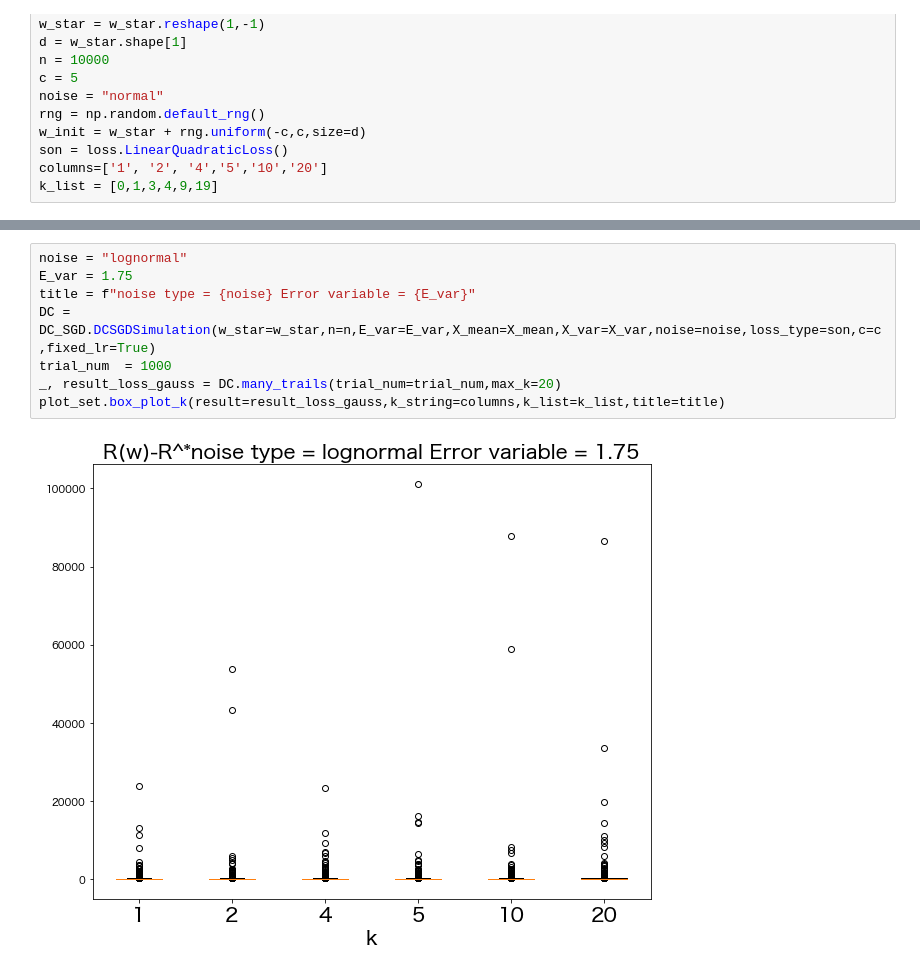
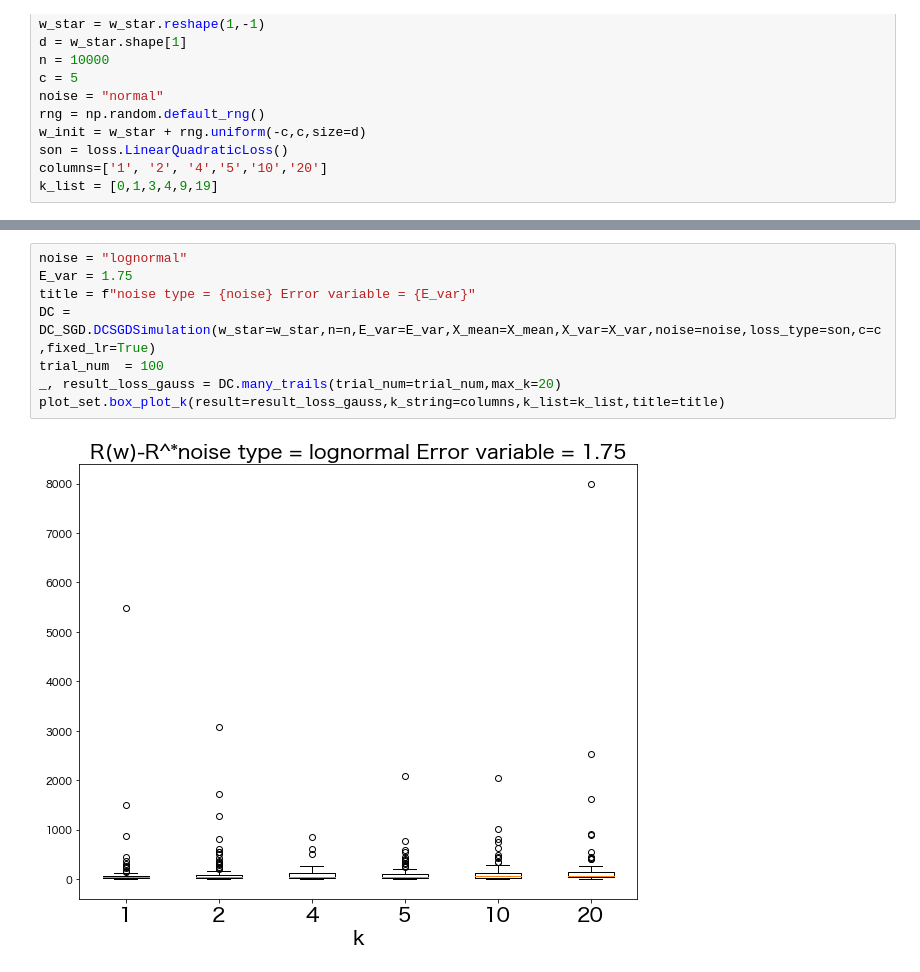
Before and after one commit to NaokiNakamichi/ML, a Jupyter notebook: GD/exp/simulation/DCSGD_Noise_0813.ipynb, the cells around one changed output, grey strips where cells are left out. Saved outputs shown, nothing was run; the diff lists cells and outputs as text.

```diff
--- a/GD/exp/simulation/DCSGD_Noise_0813.ipynb
+++ b/GD/exp/simulation/DCSGD_Noise_0813.ipynb
@@ -184,13 +184,13 @@ plot_set.transition(title=transition_title,result=transition_result, k_list=colu
 # %%
 noise = "lognormal"
 E_var = 1.75
 title = f"noise type = {noise} Error variable = {E_var}"
 DC = DC_SGD.DCSGDSimulation(w_star=w_star,n=n,E_var=E_var,X_mean=X_mean,X_var=X_var,noise=noise,loss_type=son,c=c,fixed_lr=True)
-trial_num  = 1000
+trial_num  = 100
 _, result_loss_gauss = DC.many_trails(trial_num=trial_num,max_k=20)
 plot_set.box_plot_k(result=result_loss_gauss,k_string=columns,k_list=k_list,title=title)
 # %% [output]
-[figure, old version]
+[figure, new version]
 # %%
 df = pd.DataFrame(result_loss_gauss)
 now = datetime.datetime.now()
```
Also changed, not shown: parts of 17 cells of this notebook, 12 other files.
